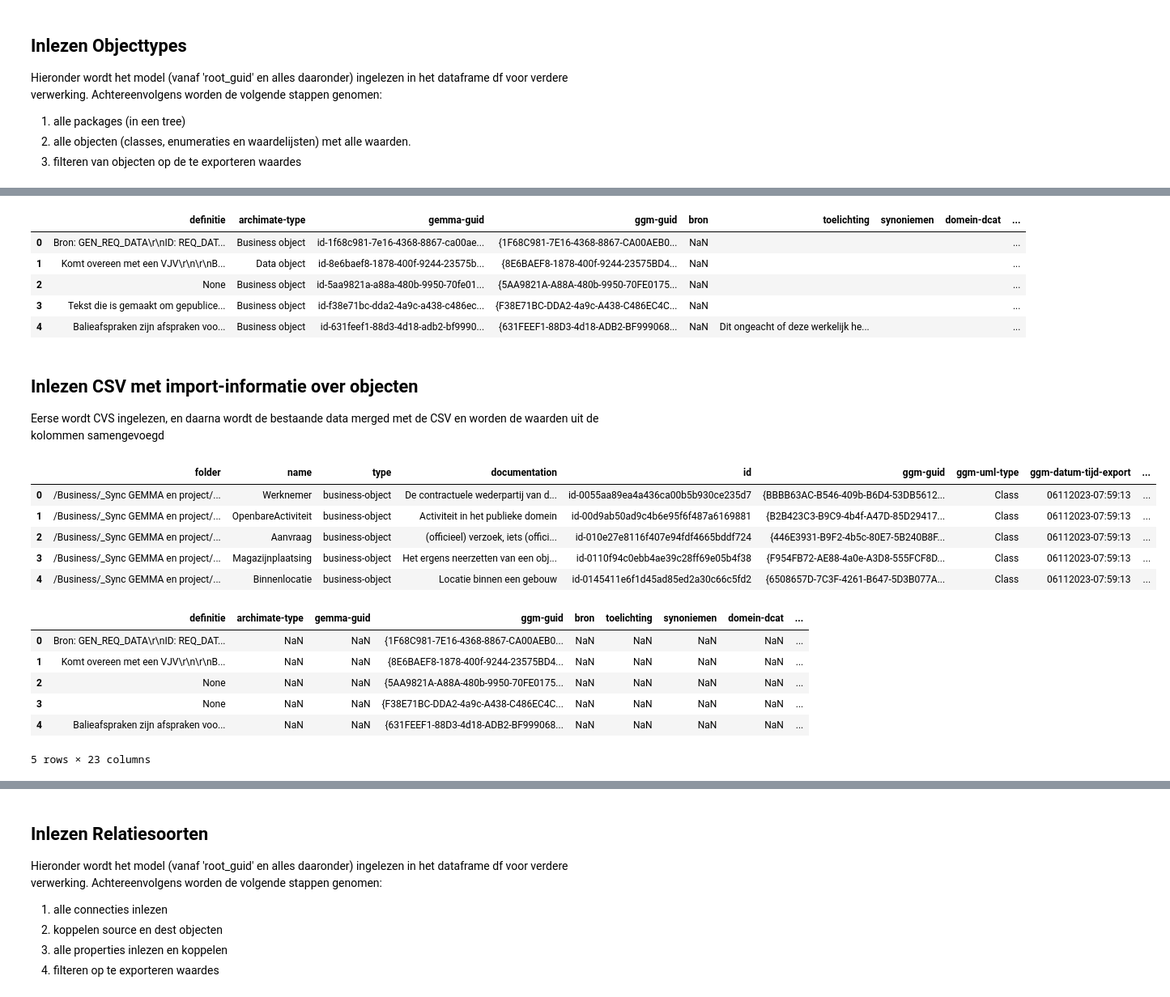
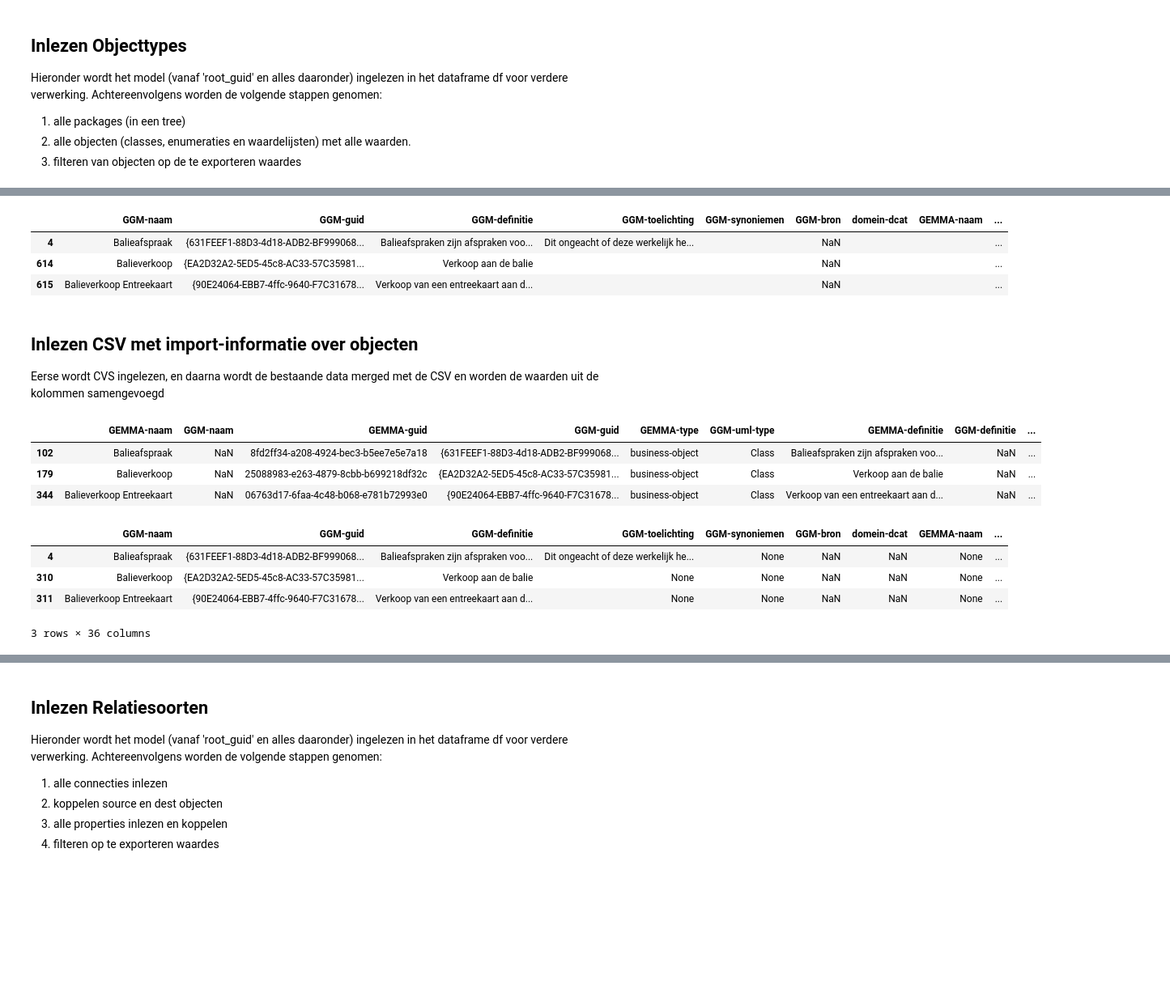
Before and after one commit to Gemeente-Delft/Gemeentelijk-Gegevensmodel, a Jupyter notebook: tools/notebooks/Import from GEMMA.ipynb, the cells around one changed output, grey strips where cells are left out. Shown at 81% size. Saved outputs shown, nothing was run; the diff lists cells and outputs as text; code cells hidden in the pictures; blank space fills up the shorter version.

Commit message:
Objecten worden ingelezen

```diff
--- a/tools/notebooks/Import from GEMMA.ipynb
+++ b/tools/notebooks/Import from GEMMA.ipynb
@@ -105,3 +30,31 @@ Hieronder wordt het model (vanaf 'root_guid' en alles daaronder) ingelezen in he
 1. alle packages (in een tree)
 2. alle objecten (classes, enumeraties en waardelijsten) met alle waarden.
 3. filteren van objecten op de te exporteren waardes
+# %%
+### Configuratie
+db_uri = "sqlite://///home/jovyan/root/gemeentelijk gegevensmodel EA16.qea"
+
+now = datetime.now()
+dt_string = now.strftime("%d%m%Y-%H:%M:%S")
+import_objects = f"./input/GGM-elements-seed.csv"
+import_objects = f"https://raw.githubusercontent.com/VNG-Realisatie/GEMMA-GGM-Archi-repository/develop/CSV%20export/GEMMA_Bedrijfsobjecten_element.csv"
+import_relations = f"https://raw.githubusercontent.com/VNG-Realisatie/GEMMA-GGM-Archi-repository/develop/CSV%20export/GEMMA_Bedrijfsobjecten_relatie.csv"
+#import_attributes = f"./input/GGM-properties.csv"
+
+root_guid = '{604AC59D-D038-4e78-A5FA-80E4748DED5B}' #Om te experimenteren: Onderwijs in package ontwikkeling
+root_guid = '{45B88627-6F44-4b6d-BE77-3EC51BBE679E}' #Om te experimenteren: Monumenten
+root_guid = '{58A5214F-E56C-4707-BE2D-AB36DD6976A3}' #Om te experimenteren: RSGB
+root_guid = '{D7FD597E-1F40-48df-AFFC-EA3B5B5D3FBF}' # Root GGM
+
+obj_columns = ['GGM-naam', 'GEMMA-naam', 'GGM-guid', 'GEMMA-guid', 'GEMMA-type', 'GGM-uml-type', 'GGM-definitie', 'GEMMA-definitie', 'GGM-toelichting', 'GEMMA-toelichting', 'GGM-synoniemen', 'GEMMA-synoniemen', 'GGM-bron', 'GEMMA-bron', 'GEMMA-URL', 'GEMMA-alternate-name', 'domein-dcat', 'domein-iv3', 'Datum-tijd-export']
+obj_column_mapping = {'ea_guid': 'GGM-guid', 'name': 'GGM-naam', 'herkomst': 'GGM-bron', 'objectnote': 'GGM-definitie', 'synoniemen': 'GGM-synoniemen', 'toelichting': 'GGM-toelichting'}
+obj_columns_direct = {'definitie'}
+
+con_columns = ['naam', 'definitie', 'archimate-type', 'uml-type', 'gemma-guid', 'ggm-guid', 'gemma-source-guid', 'gemma-target-guid', 'ggm-source-guid', 'ggm-target-guid', 'toelichting', 'datum-tijd-export'] #, 'domein-iv3', 'domein-dcat', 'domein-gemma']
+con_column_mapping = {'connector_name': 'naam', 'connector_type': 'uml-type', 'ea_guid': 'ggm-guid', 'note': 'definitie', 'ea_guid_source': 'ggm-source-guid',
+                      'ea_guid_target': 'ggm-target-guid'}
+
+#attr_columns = ['naam', 'definitie', 'archimate-datatype', 'uml-datatype', 'gemma-guid', 'ggm-guid', 'gemma-object-guid', 'ggm-object-guid', 'bron', 'toelichting', 'synoniemen', 'datum-tijd-export']
+#attr_column_mapping = {'name': 'naam', 'type': 'uml-datatype', 'ea_guid': 'ggm-guid', 'ea_guid_object': 'ggm-object-guid', 'herkomst': 'bron', 'notes': 'definitie'}
+
+import_suffix = '_import'
@@ -145,40 +163,38 @@ df_obj.head(5)
 ## Set the right columns
 df_obj_bestaand = util.exportColumns(df_obj, obj_columns, obj_column_mapping)
 df_obj_bestaand['datum-tijd-export'] = dt_string
-df_obj_bestaand.head(5)
+df_obj_bestaand[df_obj_bestaand['GGM-naam'].fillna('').str.startswith('Balie')].head(5)
 # %% [output]
-|  | definitie | archimate-type | gemma-guid | ggm-guid | bron | toelichting | synoniemen | domein-dcat | ... |
-| 0 | Bron: GEN_REQ_DATA\r\nID: REQ_DAT... | Business object | id-1f68c981-7e16-4368-8867-ca00ae... | {1F68C981-7E16-4368-8867-CA00AEB0... | NaN |  |  |  | ... |
-| 1 | Komt overeen met een VJV\r\n\r\nB... | Data object | id-8e6baef8-1878-400f-9244-23575b... | {8E6BAEF8-1878-400f-9244-23575BD4... | NaN |  |  |  | ... |
-| 2 | None | Business object | id-5aa9821a-a88a-480b-9950-70fe01... | {5AA9821A-A88A-480b-9950-70FE0175... | NaN |  |  |  | ... |
-| 3 | Tekst die is gemaakt om gepublice... | Business object | id-f38e71bc-dda2-4a9c-a438-c486ec... | {F38E71BC-DDA2-4a9c-A438-C486EC4C... | NaN |  |  |  | ... |
-| 4 | Balieafspraken zijn afspraken voo... | Business object | id-631feef1-88d3-4d18-adb2-bf9990... | {631FEEF1-88D3-4d18-ADB2-BF999068... | NaN | Dit ongeacht of deze werkelijk he... |  |  | ... |
+|  | GGM-naam | GGM-guid | GGM-definitie | GGM-toelichting | GGM-synoniemen | GGM-bron | domein-dcat | GEMMA-naam | ... |
+| 4 | Balieafspraak | {631FEEF1-88D3-4d18-ADB2-BF999068... | Balieafspraken zijn afspraken voo... | Dit ongeacht of deze werkelijk he... |  | NaN |  |  | ... |
+| 614 | Balieverkoop | {EA2D32A2-5ED5-45c8-AC33-57C35981... | Verkoop aan de balie |  |  | NaN |  |  | ... |
+| 615 | Balieverkoop Entreekaart | {90E24064-EBB7-4ffc-9640-F7C31678... | Verkoop van een entreekaart aan d... |  |  | NaN |  |  | ... |
 # %% [markdown]
 ## Inlezen CSV met import-informatie over objecten
 
 Eerse wordt CVS ingelezen, en daarna wordt de bestaande data merged met de CSV en worden de waarden uit de kolommen samengevoegd
 # %%
 df_input = pd.read_csv(import_objects)
-df_input.head(5)
+
+# Fix foutje in aanlevering
+df_input.rename(columns={"GEMMA URL": "GEMMA-URL"}, inplace=True)
+df_input[df_input['GEMMA-naam'].fillna('').str.startswith('Balie')].head(5)
 # %% [output]
-|  | folder | name | type | documentation | id | ggm-guid | ggm-uml-type | ggm-datum-tijd-export | ... |
-| 0 | /Business/_Sync GEMMA en project/... | Werknemer | business-object | De contractuele wederpartij van d... | id-0055aa89ea4a436ca00b5b930ce235d7 | {BBBB63AC-B546-409b-B6D4-53DB5612... | Class | 06112023-07:59:13 | ... |
-| 1 | /Business/_Sync GEMMA en project/... | OpenbareActiviteit | business-object | Activiteit in het publieke domein | id-00d9ab50ad9c4b6e95f6f487a6169881 | {B2B423C3-B9C9-4b4f-A47D-85D29417... | Class | 06112023-07:59:13 | ... |
-| 2 | /Business/_Sync GEMMA en project/... | Aanvraag | business-object | (officieel) verzoek, iets (offici... | id-010e27e8116f407e94fdf4665bddf724 | {446E3931-B9F2-4b5c-80E7-5B240B8F... | Class | 06112023-07:59:13 | ... |
-| 3 | /Business/_Sync GEMMA en project/... | Magazijnplaatsing | business-object | Het ergens neerzetten van een obj... | id-0110f94c0ebb4ae39c28ff69e05b4f38 | {F954FB72-AE88-4a0e-A3D8-555FCF8D... | Class | 06112023-07:59:13 | ... |
-| 4 | /Business/_Sync GEMMA en project/... | Binnenlocatie | business-object | Locatie binnen een gebouw | id-0145411e6f1d45ad85ed2a30c66c5fd2 | {6508657D-7C3F-4261-B647-5D3B077A... | Class | 06112023-07:59:13 | ... |
+|  | GEMMA-naam | GGM-naam | GEMMA-guid | GGM-guid | GEMMA-type | GGM-uml-type | GEMMA-definitie | GGM-definitie | ... |
+| 102 | Balieafspraak | NaN | 8fd2ff34-a208-4924-bec3-b5ee7e5e7a18 | {631FEEF1-88D3-4d18-ADB2-BF999068... | business-object | Class | Balieafspraken zijn afspraken voo... | NaN | ... |
+| 179 | Balieverkoop | NaN | 25088983-e263-4879-8cbb-b699218df32c | {EA2D32A2-5ED5-45c8-AC33-57C35981... | business-object | Class | Verkoop aan de balie | NaN | ... |
+| 344 | Balieverkoop Entreekaart | NaN | 06763d17-6faa-4c48-b068-e781b72993e0 | {90E24064-EBB7-4ffc-9640-F7C31678... | business-object | Class | Verkoop van een entreekaart aan d... | NaN | ... |
 # %%
-df_obj_merge = df_obj_bestaand.merge(df_input, how='inner', on='ggm-guid', suffixes=('', import_suffix))
+df_obj_merge = df_obj_bestaand.merge(df_input, how='inner', on='GGM-guid', suffixes=('', import_suffix))
 df_obj_merge = df_obj_merge.replace(r'^\s*$', None, regex=True)
-df_obj_merge.head(5)
+
+df_obj_merge[df_obj_merge['GGM-naam'].fillna('').str.startswith('Balie')].head(5)
 # %% [output]
-|  | definitie | archimate-type | gemma-guid | ggm-guid | bron | toelichting | synoniemen | domein-dcat | ... |
-| 0 | Bron: GEN_REQ_DATA\r\nID: REQ_DAT... | NaN | NaN | {1F68C981-7E16-4368-8867-CA00AEB0... | NaN | NaN | NaN | NaN | ... |
-| 1 | Komt overeen met een VJV\r\n\r\nB... | NaN | NaN | {8E6BAEF8-1878-400f-9244-23575BD4... | NaN | NaN | NaN | NaN | ... |
-| 2 | None | NaN | NaN | {5AA9821A-A88A-480b-9950-70FE0175... | NaN | NaN | NaN | NaN | ... |
-| 3 | None | NaN | NaN | {F38E71BC-DDA2-4a9c-A438-C486EC4C... | NaN | NaN | NaN | NaN | ... |
-| 4 | Balieafspraken zijn afspraken voo... | NaN | NaN | {631FEEF1-88D3-4d18-ADB2-BF999068... | NaN | NaN | NaN | NaN | ... |
+|  | GGM-naam | GGM-guid | GGM-definitie | GGM-toelichting | GGM-synoniemen | GGM-bron | domein-dcat | GEMMA-naam | ... |
+| 4 | Balieafspraak | {631FEEF1-88D3-4d18-ADB2-BF999068... | Balieafspraken zijn afspraken voo... | Dit ongeacht of deze werkelijk he... | None | NaN | NaN | None | ... |
+| 310 | Balieverkoop | {EA2D32A2-5ED5-45c8-AC33-57C35981... | Verkoop aan de balie | None | None | NaN | NaN | None | ... |
+| 311 | Balieverkoop Entreekaart | {90E24064-EBB7-4ffc-9640-F7C31678... | Verkoop van een entreekaart aan d... | None | None | NaN | NaN | None | ... |
-5 rows × 23 columns
+3 rows × 36 columns
 # %%
 cols = df_obj_merge.columns
 
```
Also changed, not shown: parts of 12 cells of this notebook.
